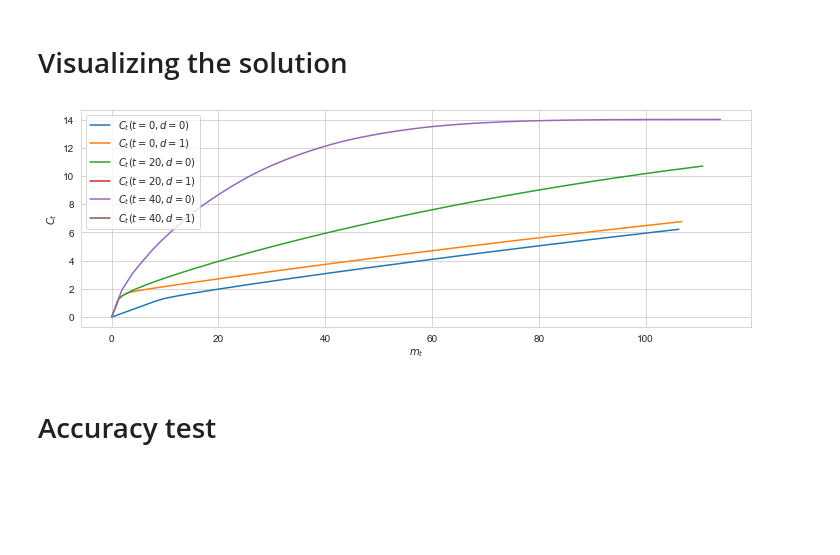
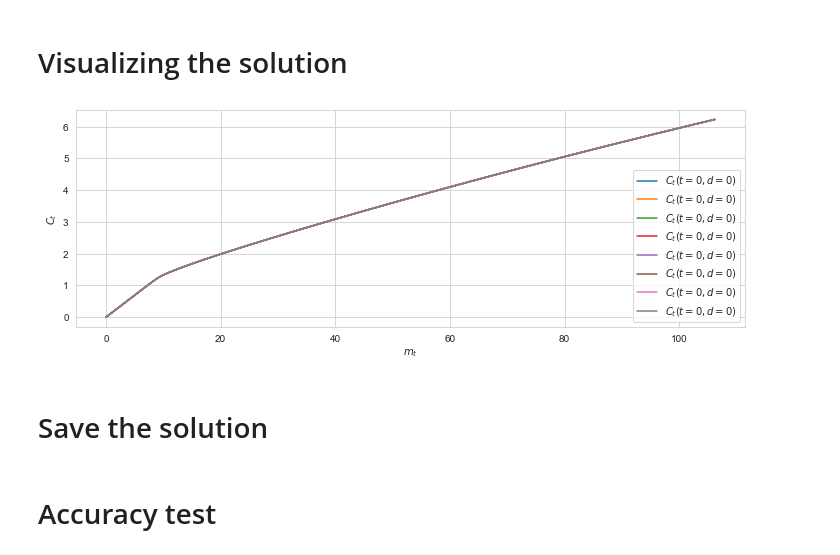
Before and after one commit to mathiassunesen/Speciale_retirement, a Jupyter notebook: Main/Main.ipynb, the cells around one changed output. Saved outputs shown, nothing was run; the diff lists cells and outputs as text; code cells hidden in the pictures; blank space fills up the shorter version.

```diff
--- a/Main/Main.ipynb
+++ b/Main/Main.ipynb
@@ -48,3 +46,11 @@ model_women.sol = model_men.sol
+# %%
+import itertools
+states = list(itertools.product([0,1],repeat=4))
+
+model_men = RetirementModelClass(name='men',states=states[8:])
+model_women = RetirementModelClass(name='women',states=states[:8])
+model_men.solve()
+model_women.solve()
 # %%
 # Wealth distribution
 np.random.seed(2019)
@@ -56,10 +62,8 @@ print('mean:',np.mean(M_init))
 print('std:',np.std(M_init))
 
 # Allocate states
-state_men = funs.create_states(model_men,'male',0.95,0.0,1)
-model_men.par.simStates = state_men
-state_women = funs.create_states(model_women,'female',0.97,0.0,1)
-model_women.par.simStates = state_women
+model_men.par.simStates = funs.create_states(model_men,'male',0.95,0.2,0.55)
+model_women.par.simStates = funs.create_states(model_women,'female',0.97,0.27,0.8)
 # %% [output]
 mean: 1.8170682300256835
 std: 1.6525118057867347
@@ -109,7 +101,9 @@ plt.plot(np.arange(57,111),np.nanmean(model_men.sim.c, axis=1))
 # Visualizing the solution
 # %%
 fig, axs = plt.subplots(figsize=(12,4))
-figs.policy(model_men,axs,policy_type='c',time=[0,20,40],d_choice=[0,1],states=[15])
+figs.policy(model_men,axs,var='c',time=0,states=[0,1,2,3,4,5,6,7],age_dif=0,d_choice=[0])
 plt.show()
 # %% [output]
-[figure, old version]
+[figure, new version]
+# %% [markdown]
+# Save the solution
```
Also changed, not shown: parts of 13 cells of this notebook, 16 other files.
